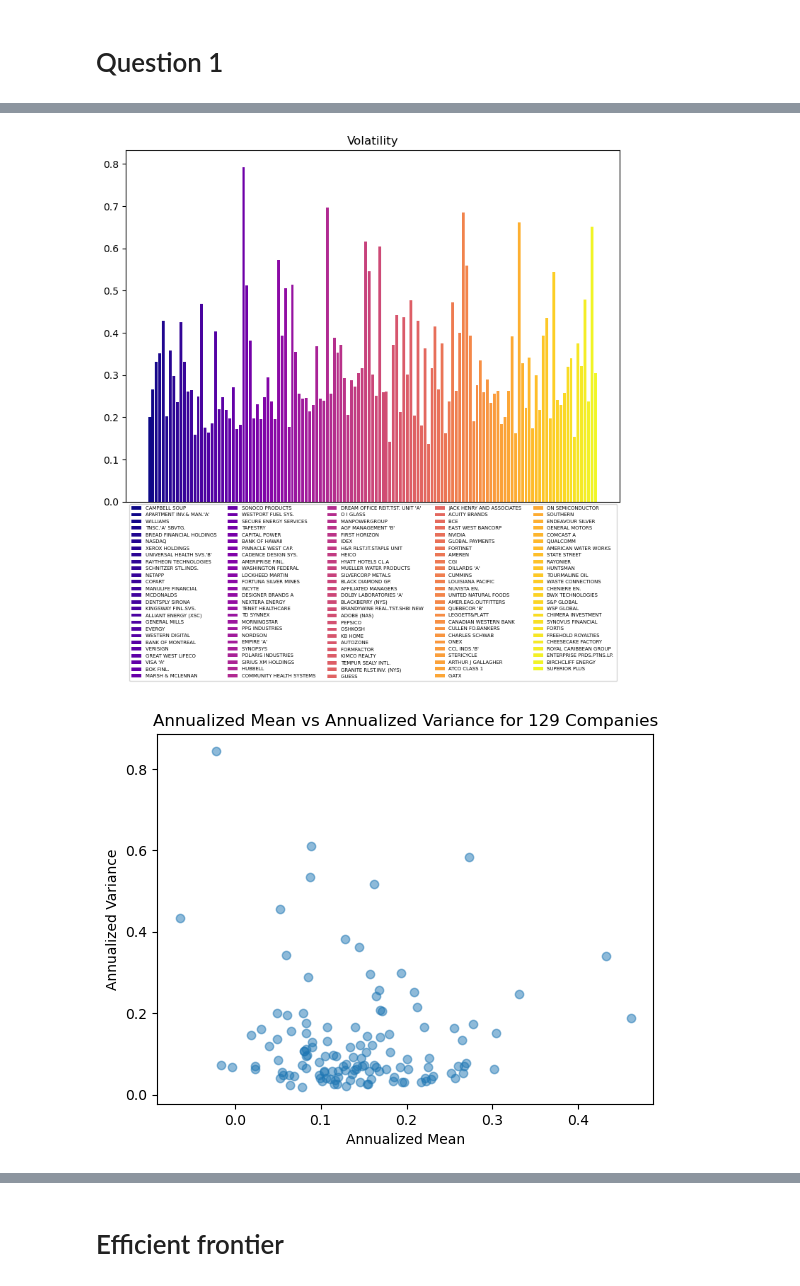
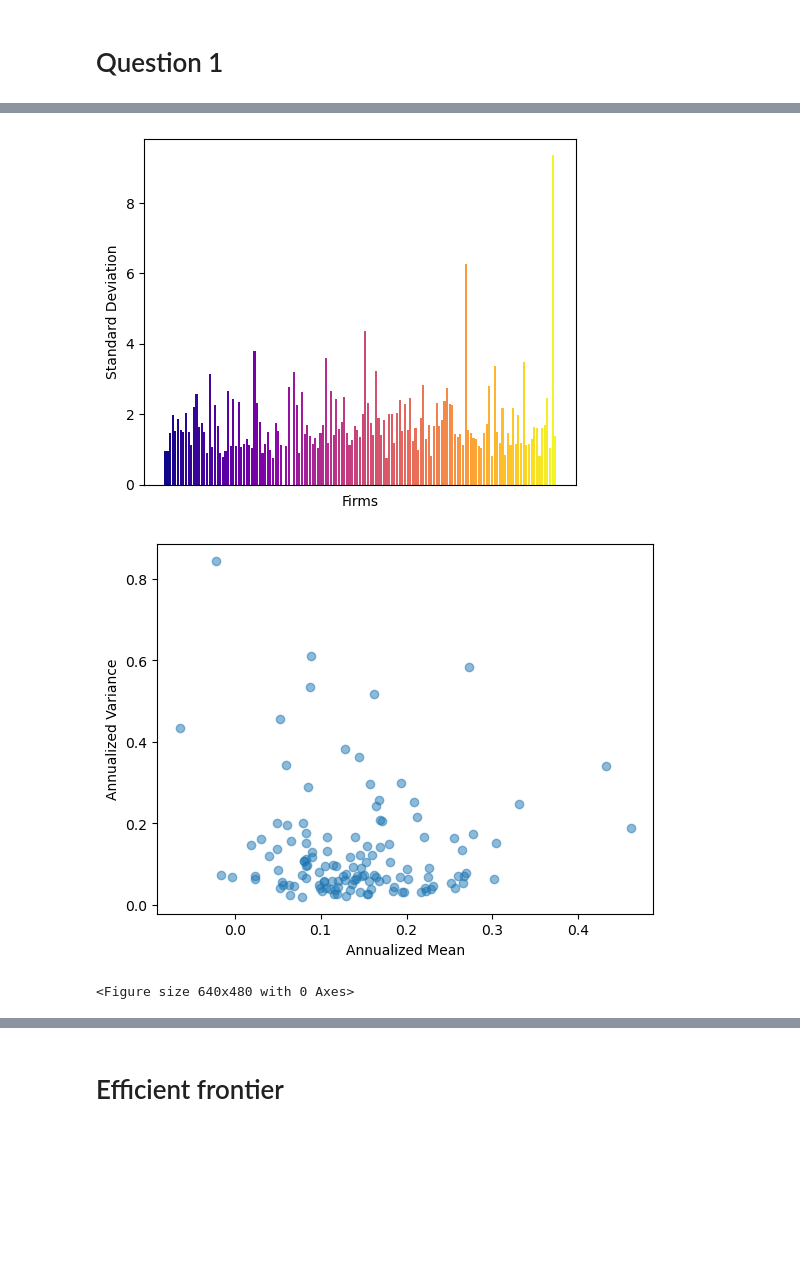
Before and after one commit to victoriawong1123/quant_asset, a Jupyter notebook: project_testing/Final_QARM_Projectcode.ipynb, the cells around one changed output, grey strips where cells are left out. Cells and saved outputs as stored; diff of their text form; code cells hidden in the pictures; blank space fills up the shorter version.

```diff
--- a/project_testing/Final_QARM_Projectcode.ipynb
+++ b/project_testing/Final_QARM_Projectcode.ipynb
@@ -45,3 +45,6 @@ skewness = list()
 kurtosis = list()
 max_return = list()
 min_return = list()
+# %%
+simple_return = assets_returns(price_index.loc[:, price_index.columns != 'Date'], period=1, compounded=False)
+simple_return.head(5)
@@ -86,22 +103,26 @@ plt.tight_layout()
 # %%
 # plot volatility
 
 labels=list(simple_return)
 
-fig, ax = plt.subplots(figsize=(8, 8))
+fig, ax = plt.subplots(figsize=(5, 4))
 cm = colormaps['plasma']
 colors = [cm(i/len(labels)) for i in range(len(labels))]
+
 ax.bar(labels,
-       np.power(np.diag(Sigma),0.5)*np.power(12,.5),
+       simple_return.std() * np.sqrt(252),
+#        np.power(np.diag(Sigma),0.5)*np.power(12,.5),
        color=colors, label=[i.split('-')[0] for i in labels])
 ax.set_xticks([])
-ax.legend(loc=1, bbox_to_anchor=(1, 0), fontsize=5, ncol=5)
-ax.set_title('Volatility')
+ax.set_xlabel('Firms')
+ax.set_ylabel('Standard Deviation')
+# ax.legend(loc='center', bbox_to_anchor=(0.5, -0.55), fontsize=5, ncol=5)
+# ax.set_title('Volatility')
 
 plt.tight_layout()
 fig.savefig('average_volatility.pdf')
 # %% [output]
-[figure, old version]
+[figure, new version]
 # %%
 # Create the figure and axis objects
 fig, ax = plt.subplots()
@@ -114,12 +135,15 @@ ax.set_xlabel('Annualized Mean')
 ax.set_ylabel('Annualized Variance')
 
 # Set the title of the plot
-ax.set_title('Annualized Mean vs Annualized Variance for 129 Companies')
+# ax.set_title('Annualized Mean vs Annualized Variance for 149 Companies')
 
 # Show the plot
 plt.show()
+plt.tight_layout()
+fig.savefig('annualized_mean_vs_var.pdf')
 # %% [output]
-[figure, old version]
+[figure, new version]
+<Figure size 640x480 with 0 Axes>
 # %%
 from scipy.stats import chi2
 
```
Also changed, not shown: parts of 6 cells of this notebook.
